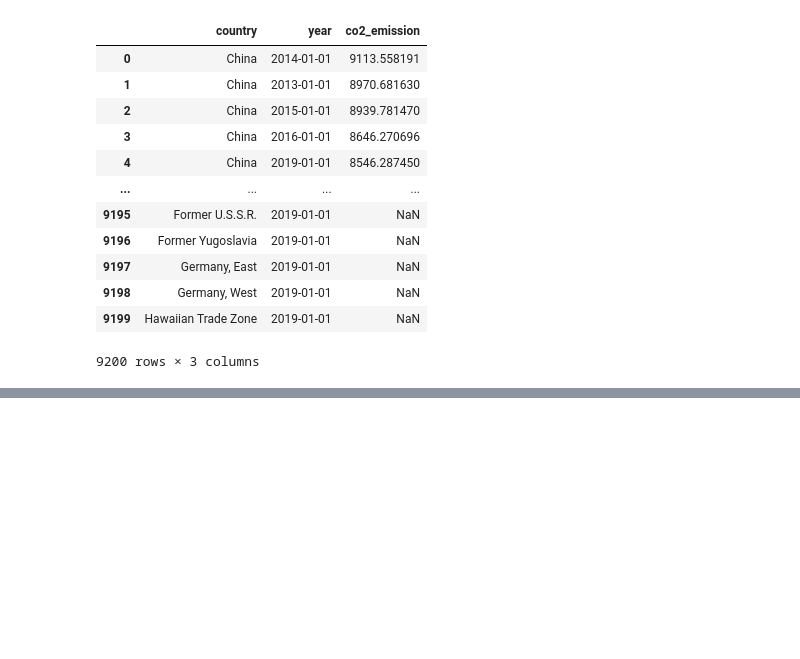
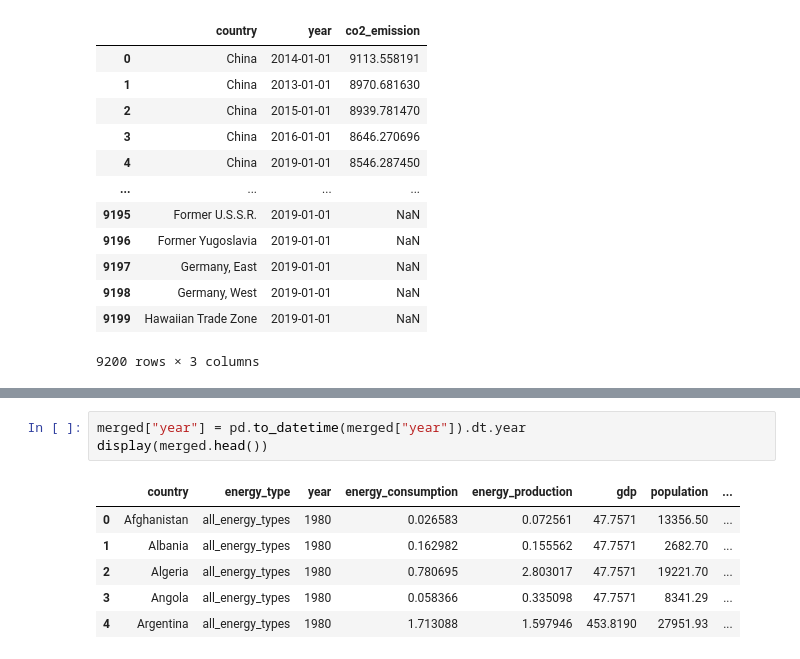
Before and after one commit to Gerno05/Energy, a Jupyter notebook: Climate_sql.ipynb, the cells around one changed output, grey strips where cells are left out. Cells and saved outputs as stored; diff of their text form; blank space fills up the shorter version.

```diff
--- a/Climate_sql.ipynb
+++ b/Climate_sql.ipynb
@@ -86,0 +162,10 @@ ORDER BY co2_emission DESC
+# %%
+merged["year"] = pd.to_datetime(merged["year"]).dt.year
+display(merged.head())
+# %% [output]
+|  | country | energy_type | year | energy_consumption | energy_production | gdp | population | ... |
+| 0 | Afghanistan | all_energy_types | 1980 | 0.026583 | 0.072561 | 47.7571 | 13356.50 | ... |
+| 1 | Albania | all_energy_types | 1980 | 0.162982 | 0.155562 | 47.7571 | 2682.70 | ... |
+| 2 | Algeria | all_energy_types | 1980 | 0.780695 | 2.803017 | 47.7571 | 19221.70 | ... |
+| 3 | Angola | all_energy_types | 1980 | 0.058366 | 0.335098 | 47.7571 | 8341.29 | ... |
+| 4 | Argentina | all_energy_types | 1980 | 1.713088 | 1.597946 | 453.8190 | 27951.93 | ... |
```
Also changed, not shown: parts of 9 cells of this notebook, 2 other files.
